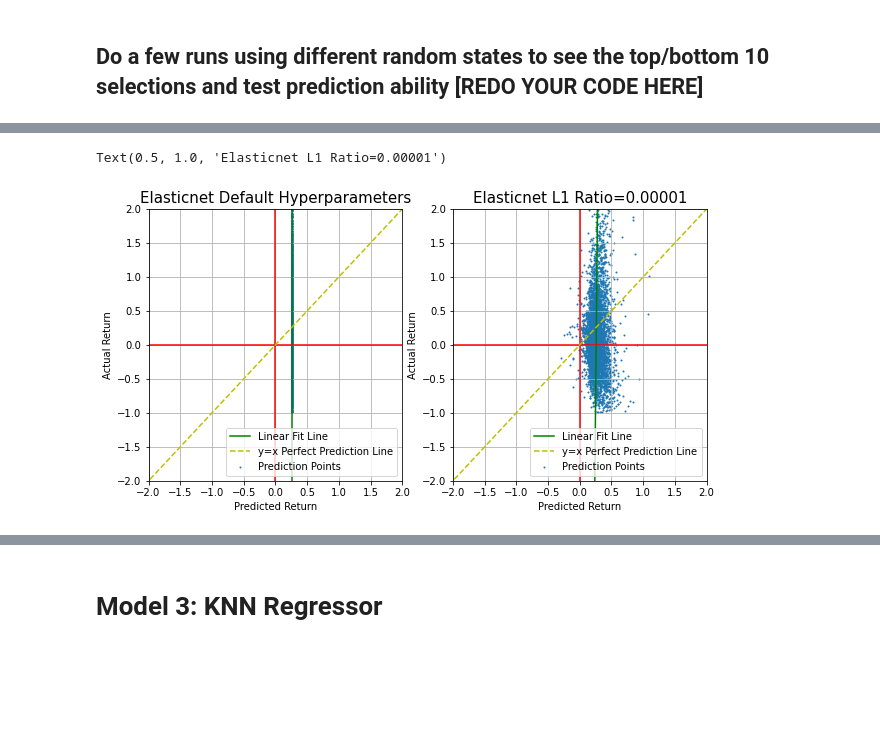
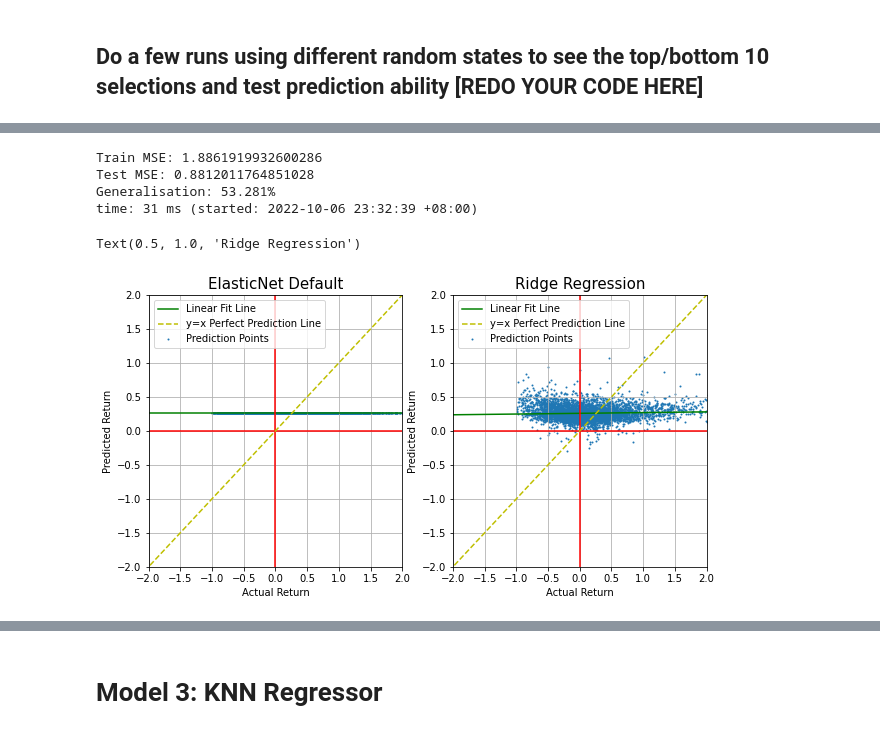
Before and after one commit to ethan-eplee/PortfolioThatBeatsTheMarket, a Jupyter notebook: 04_Capstone - Modelling.ipynb, the cells around one changed output, grey strips where cells are left out. Saved outputs shown, nothing was run; the diff lists cells and outputs as text; code cells hidden in the pictures; blank space fills up the shorter version.

```diff
--- a/04_Capstone - Modelling.ipynb
+++ b/04_Capstone - Modelling.ipynb
@@ -438,5 +417,5 @@ time: 3.91 s (started: 2022-10-06 12:33:54 +08:00)
 # %%
-pl2 = Pipeline([
+pl_enet = Pipeline([
     ('Power Transformer', PowerTransformer()),
     ('ElasticNet', ElasticNet()) #l1_ratio=0.00001, alpha=0.001
 ])
@@ -445,4 +424,4 @@ time: 0 ns (started: 2022-10-06 09:53:02 +08:00)
 # %%
-pl2.fit(X_train, y_train)
-y_pred = pl2.predict(X_test)
+pl_enet.fit(X_train, y_train)
+y_pred = pl_enet.predict(X_test)
 # %% [output]
@@ -470,12 +451,9 @@ time: 281 ms (started: 2022-10-06 09:53:02 +08:00)
 # %%
-pl_ElasticNet = Pipeline([
+pl_ridge = Pipeline([
     ('Power Transformer', PowerTransformer()),
     ('ElasticNet', ElasticNet(l1_ratio=0.00001))
 ])
 
-pl_ElasticNet.fit(X_train, y_train)
-y_pred_lowL1 = pl_ElasticNet.predict(X_test)
-
-print('train mse: ', mean_squared_error(y_train, pl_ElasticNet.predict(X_train)))
-print('test mse: ', mean_squared_error(y_test, pl_ElasticNet.predict(X_test)))
+pl_ridge.fit(X_train, y_train)
+y_pred_ridge = pl_ridge.predict(X_test)
 # %% [output]
@@ -485,13 +461,28 @@ time: 344 ms (started: 2022-10-06 09:53:02 +08:00)
+# %%
+mse_train = mean_squared_error(y_train, pl_ridge.predict(X_train), squared=True)
+mse_test = mean_squared_error(y_test, y_pred_ridge, squared=True)
+pct_diff = round((1-mse_test/mse_train)*100,3)
+
+print('Train MSE:', mse_train)
+print('Test MSE:', mse_test)
+print(f'Generalisation: {pct_diff}%')
+# %% [output]
+Train MSE: 1.8861919932600286
+Test MSE: 0.8812011764851028
+Generalisation: 53.281%
+time: 31 ms (started: 2022-10-06 23:32:39 +08:00)
 # %%
 plt.figure(figsize=(10,5))
 
+# Plot the ElasticNet Regression
 plt.subplot(1,2,1)
-plotDensityContourPredVsReal('pl_ElasticNet', y_pred, y_test.to_numpy(),2)
-plt.title('Elasticnet Default Hyperparameters',fontsize=15)
+plotScatter('ElasticNet', y_test.to_numpy(), y_pred, 2)
+plt.title('ElasticNet Default', fontsize=15)
 
+# Plot the Ridge Regression
 plt.subplot(1,2,2)
-plotDensityContourPredVsReal('pl_ElasticNet', y_pred_lowL1, y_test.to_numpy(),2)
-plt.title('Elasticnet L1 Ratio=0.00001',fontsize=15)
+plotScatter('Ridge', y_test.to_numpy(), y_pred_ridge, 2)
+plt.title('Ridge Regression', fontsize=15)
 # %% [output]
-Text(0.5, 1.0, 'Elasticnet L1 Ratio=0.00001')
+Text(0.5, 1.0, 'Ridge Regression')
-[figure, old version]
+[figure, new version]
```
Also changed, not shown: parts of 65 cells of this notebook.
